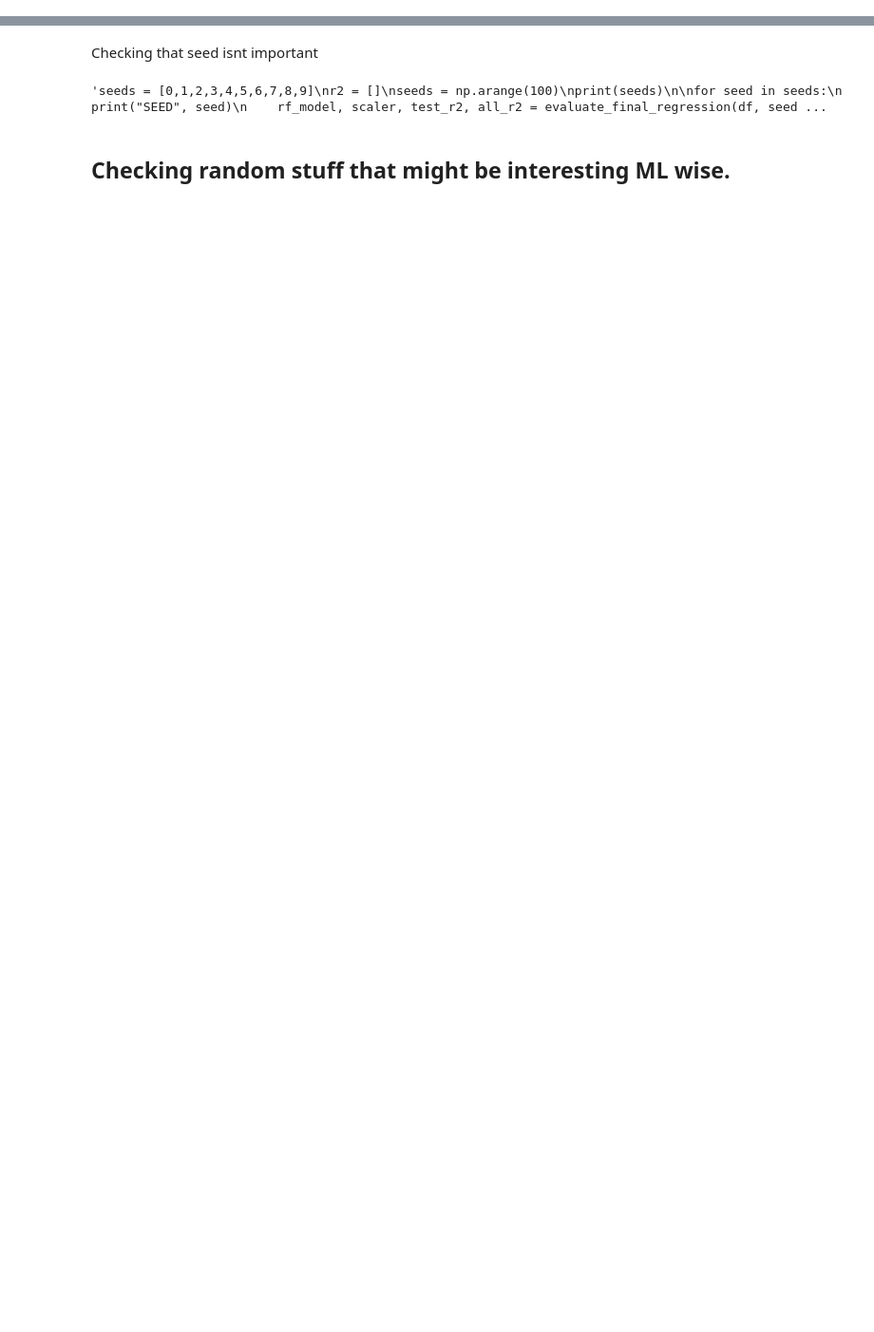
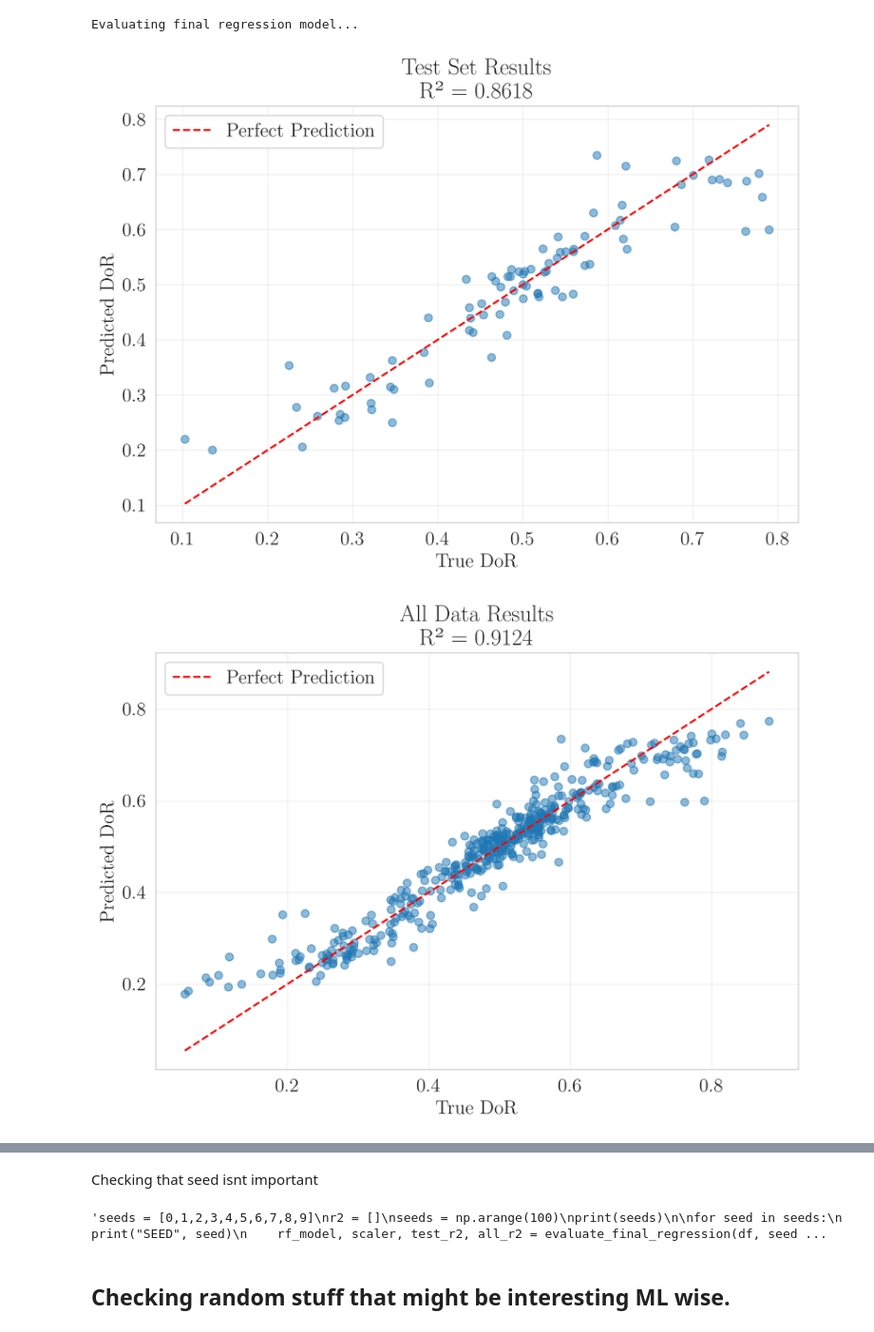
Before and after one commit to CARosss/AS01_E_INSPIRE, a Jupyter notebook: paper_notebooks/ml_grouping.ipynb, the cells around one changed output, grey strips where cells are left out. Shown at 95% size. Cells and saved outputs as stored; diff of their text form; code cells hidden in the pictures; blank space fills up the shorter version.

```diff
--- a/paper_notebooks/ml_grouping.ipynb
+++ b/paper_notebooks/ml_grouping.ipynb
@@ -192,8 +200,8 @@ def evaluate_classification(df, n_splits=5, split_threshold=0.6):
 
     return results
 # %%
-def export_dor_groups(df, output_path, small_boundary=0.4, large_boundary=0.55, csv_name='DoR_Groups.csv' ):
-    """Export DoR groups to CSV"""
+def export_dor_groups_using_trues(df, output_path, small_boundary=0.4, large_boundary=0.55, csv_name='DoR_Groups.csv' ):
+    '''Export DoR groups to CSV'''
     os.makedirs(output_path, exist_ok=True)
 
     # Create SDSS identifiers
@@ -219,0 +283,25 @@ def export_dor_groups(df, output_path, small_boundary=0.4, large_boundary=0.55,
+# %%
+filepath = '../data/E-INSPIRE_I_master_catalogue.csv'
+output_path = '../data/cluster_results'
+csv_name = 'regression_clusters.csv'
+
+df = pd.read_csv(filepath)
+#df['velDisp_ppxf_res'] = np.log10(df['velDisp_ppxf_res'])
+#df['velDisp_ppxf_err_res'] = np.log10(df['velDisp_ppxf_err_res'])
+
+
+rf_model, scaler, test_r2, all_r2 = evaluate_final_regression(df)
+
+export_dor_groups(
+    df,
+    rf_model,
+    scaler,
+    small_boundary=0.35,
+    large_boundary=0.65,
+    output_path=output_path,
+    csv_name=csv_name
+)
+# %% [output]
+Evaluating final regression model...
+[figure, added]
+[figure, added]
```
Also changed, not shown: parts of 20 cells of this notebook, 3 other files.
